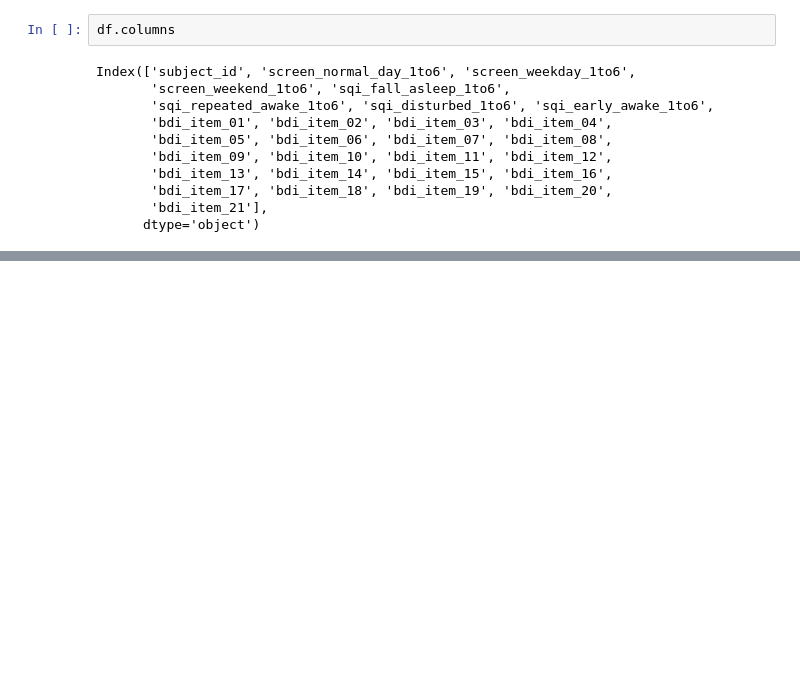
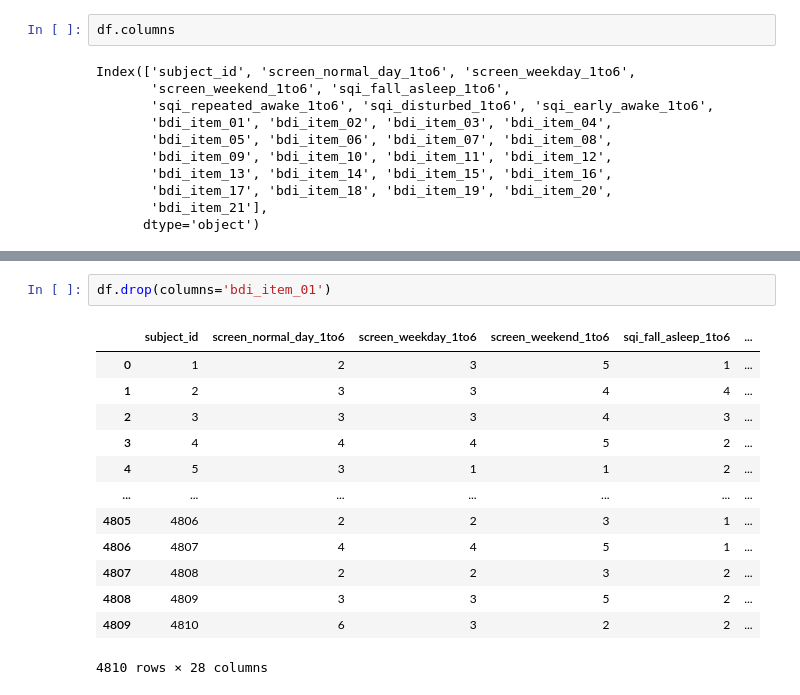
Before and after one commit to HaSh841/FREEAI, a Jupyter notebook: FREE_AI_BERE_MARK.ipynb, the cells around one changed output, grey strips where cells are left out. Drawn from its saved outputs; the diff is of its cells as text; blank space fills up the shorter version.

```diff
--- a/FREE_AI_BERE_MARK.ipynb
+++ b/FREE_AI_BERE_MARK.ipynb
@@ -95,3 +111,19 @@ Index(['subject_id', 'screen_normal_day_1to6', 'screen_weekday_1to6',
+# %%
+df.drop(columns='bdi_item_01')
+# %% [output]
+|  | subject_id | screen_normal_day_1to6 | screen_weekday_1to6 | screen_weekend_1to6 | sqi_fall_asleep_1to6 | ... |
+| 0 | 1 | 2 | 3 | 5 | 1 | ... |
+| 1 | 2 | 3 | 3 | 4 | 4 | ... |
+| 2 | 3 | 3 | 3 | 4 | 3 | ... |
+| 3 | 4 | 4 | 4 | 5 | 2 | ... |
+| 4 | 5 | 3 | 1 | 1 | 2 | ... |
+| ... | ... | ... | ... | ... | ... | ... |
+| 4805 | 4806 | 2 | 2 | 3 | 1 | ... |
+| 4806 | 4807 | 4 | 4 | 5 | 1 | ... |
+| 4807 | 4808 | 2 | 2 | 3 | 2 | ... |
+| 4808 | 4809 | 3 | 3 | 5 | 2 | ... |
+| 4809 | 4810 | 6 | 3 | 2 | 2 | ... |
+4810 rows × 28 columns
 # %%
 #display the correlation
 %matplotlib inline
```
Also changed, not shown: parts of 2 cells of this notebook.
